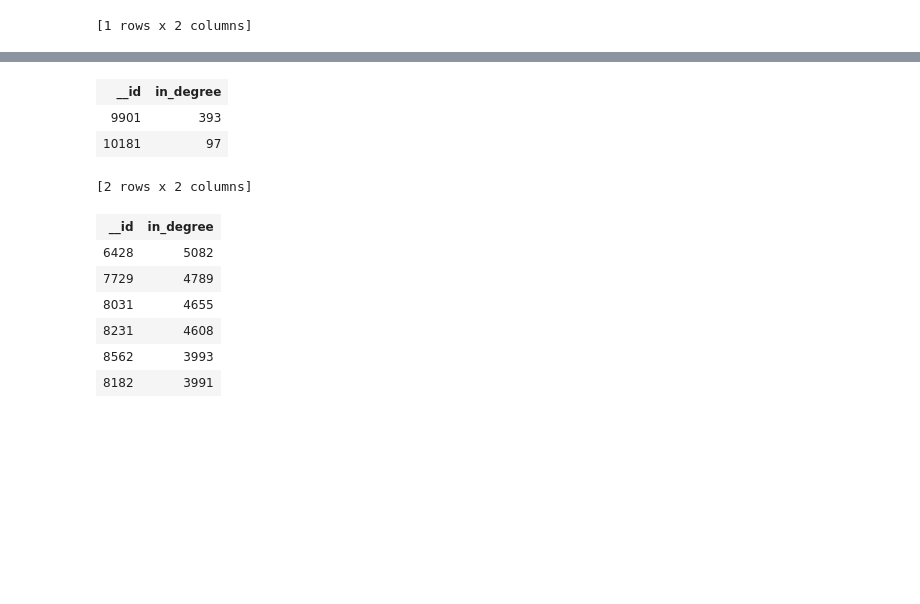
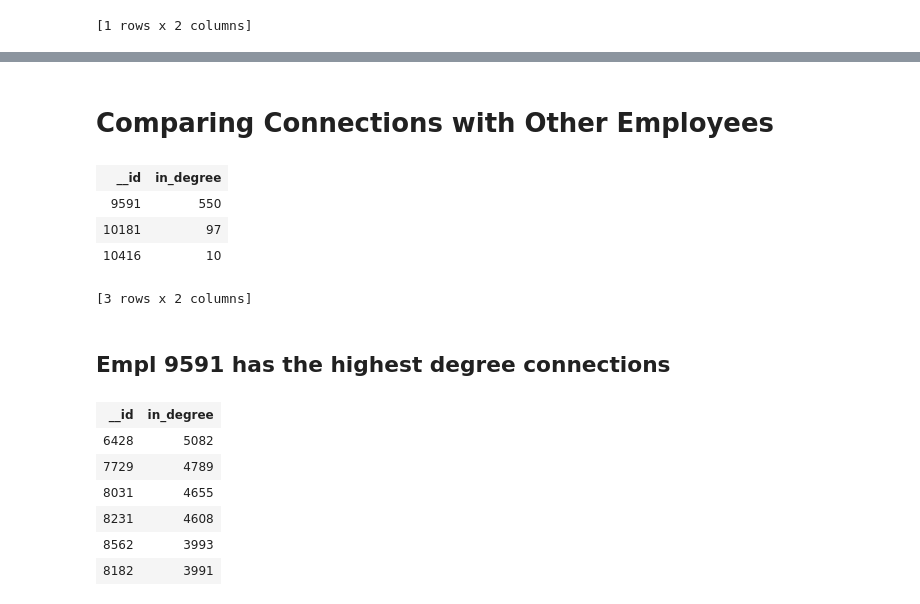
Before and after one commit to jmolayem/180days, a Jupyter notebook: 6 Degrees of Bureaucracy.ipynb, the cells around one changed output, grey strips where cells are left out. Saved outputs shown, nothing was run; the diff lists cells and outputs as text; code cells hidden in the pictures; blank space fills up the shorter version.

Commit message:
6 degrees of bureaucracy cleaned and updated

```diff
--- a/6 Degrees of Bureaucracy.ipynb
+++ b/6 Degrees of Bureaucracy.ipynb
@@ -32,0 +28,3 @@ You can use print_rows(num_rows=m, num_columns=n) to print more rows and columns
+# %%
+data['weight'] = .5
+data.show()
@@ -102,6 +127,8 @@ for f in bacon_films['__dst_id']:
                                   src_field='__src_id', dst_field='__dst_id')
 
 subgraph.show(highlight=list(bacon_films['__dst_id']), vlabel='__id', vlabel_hover=True)
+# %% [markdown]
+# Comparing Connections with Other Employees
 # %%
 def count_in_degree(src, edge, dst):
     dst['in_degree'] += 1
@@ -114,13 +141,16 @@ def get_degree(g):
 
 degree = get_degree(g)
 # %%
-comparisons = ['10181', '9901']
+comparisons = ['10181', '9591','10416']
 degree.filter_by(comparisons, '__id').sort('in_degree', ascending=False)
 # %% [output]
 | __id | in_degree |
-| 9901 | 393 |
+| 9591 | 550 |
 | 10181 | 97 |
+| 10416 | 10 |
-[2 rows x 2 columns]
+[3 rows x 2 columns]
+# %% [markdown]
+## Empl 9591 has the highest degree connections
 # %%
 actor_degree = degree.filter_by(actors, '__id')
 actor_degree['in_degree'].show()
```
Also changed, not shown: parts of 23 cells of this notebook, 1 other file.
